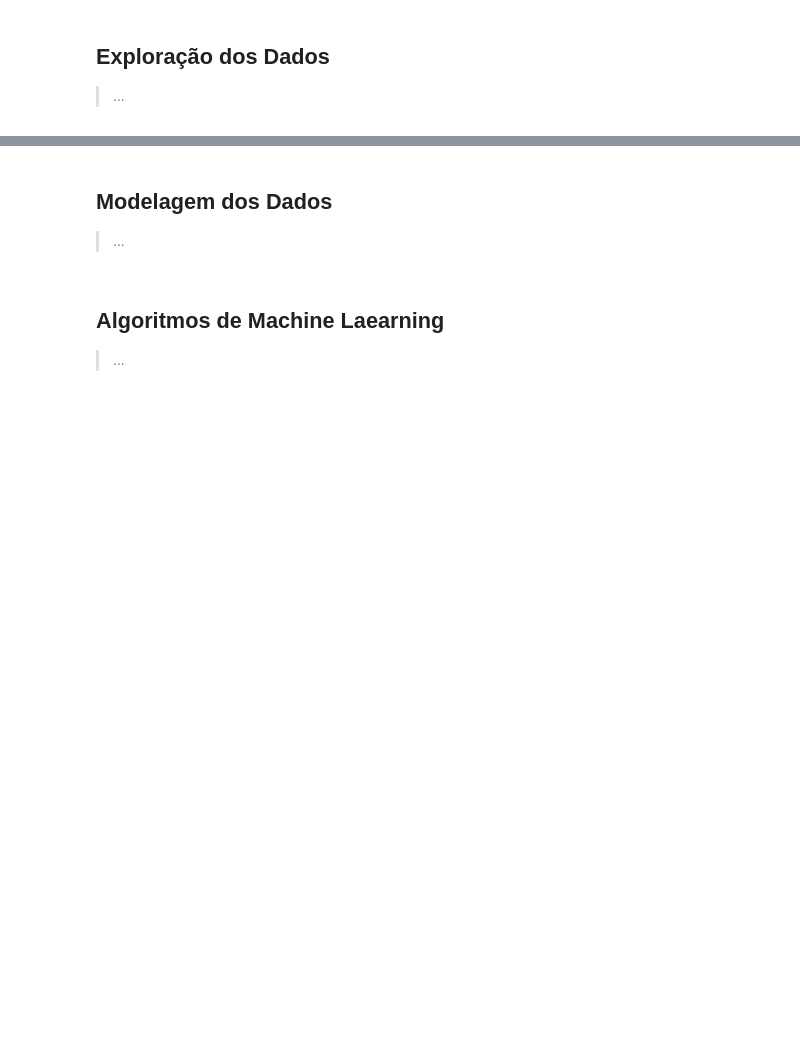
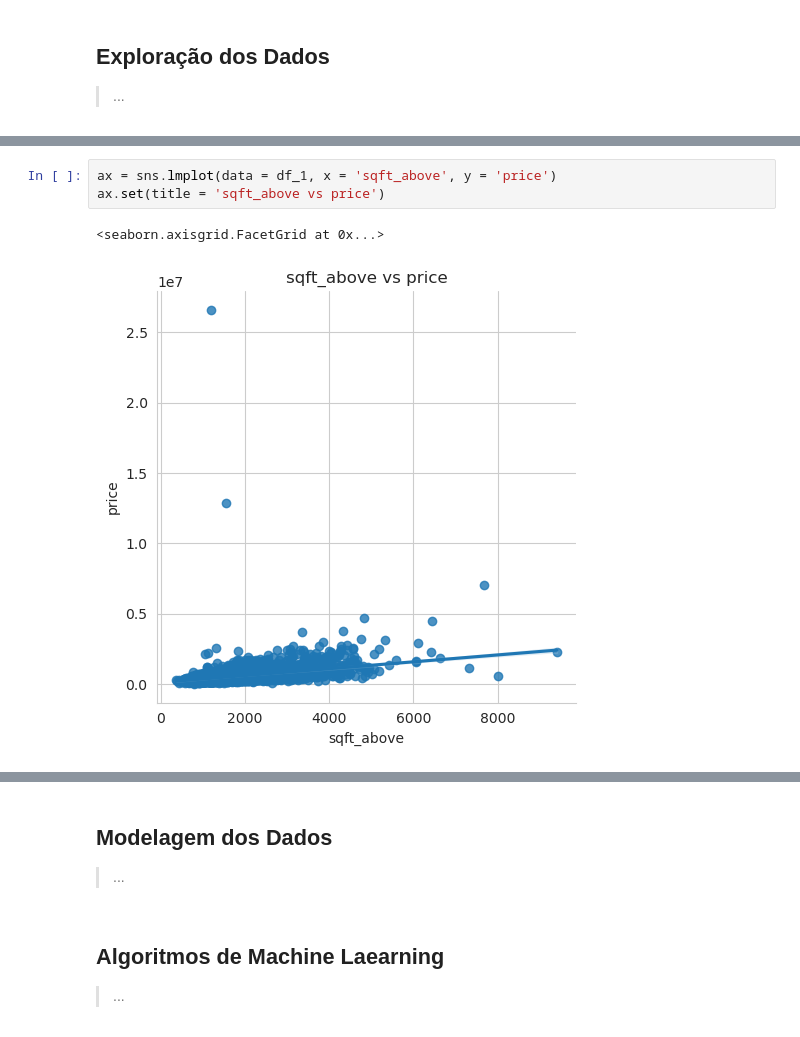
Before and after one commit to michellssgui22/PROJETOS_ESTUDO_DATASCIENCE, a Jupyter notebook: Previsão do preço da casa/previsão_do_preço_da_casa.ipynb, the cells around one changed output, grey strips where cells are left out. Saved outputs shown, nothing was run; the diff lists cells and outputs as text; blank space fills up the shorter version.

```diff
--- a/Previsão do preço da casa/previsão_do_preço_da_casa.ipynb
+++ b/Previsão do preço da casa/previsão_do_preço_da_casa.ipynb
@@ -38,0 +307,6 @@ df.head()
+# %%
+ax = sns.lmplot(data = df_1, x = 'sqft_above', y = 'price')
+ax.set(title = 'sqft_above vs price')
+# %% [output]
+<seaborn.axisgrid.FacetGrid at 0x...>
+[figure, added]
```
Also changed, not shown: parts of 29 cells of this notebook, 4 other files.
